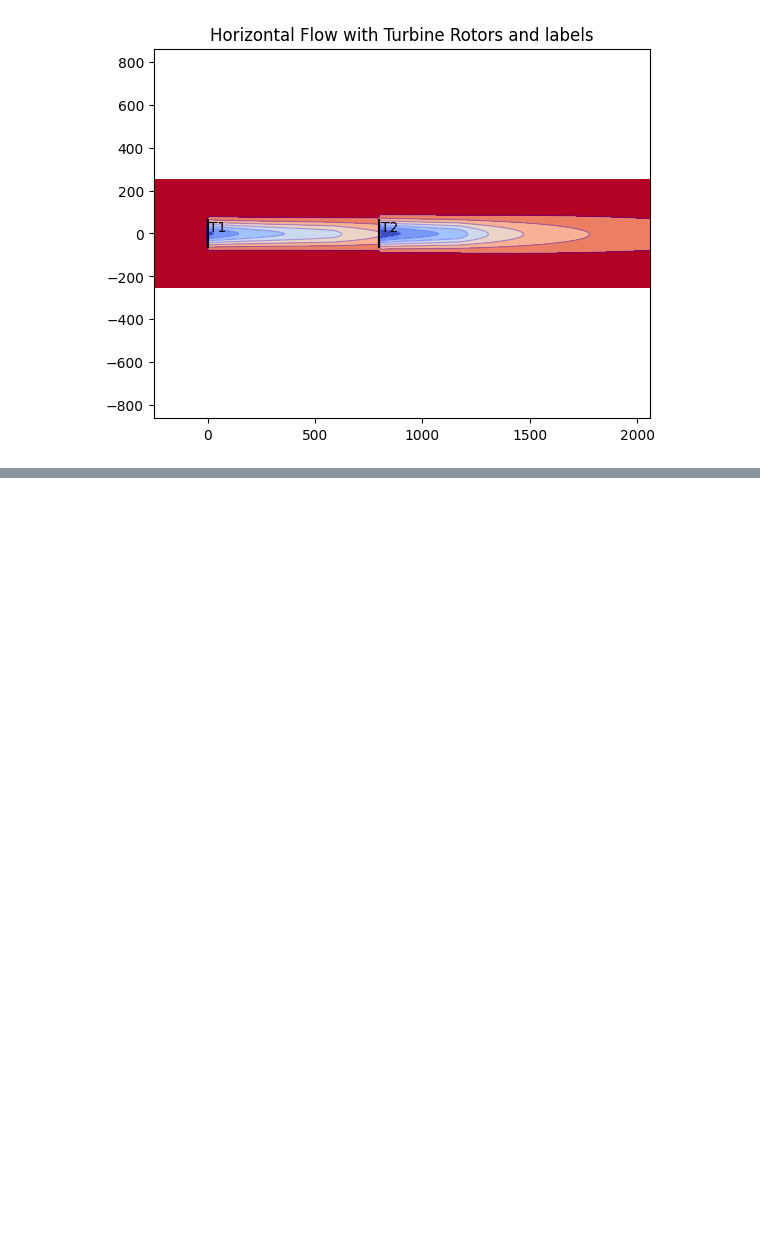
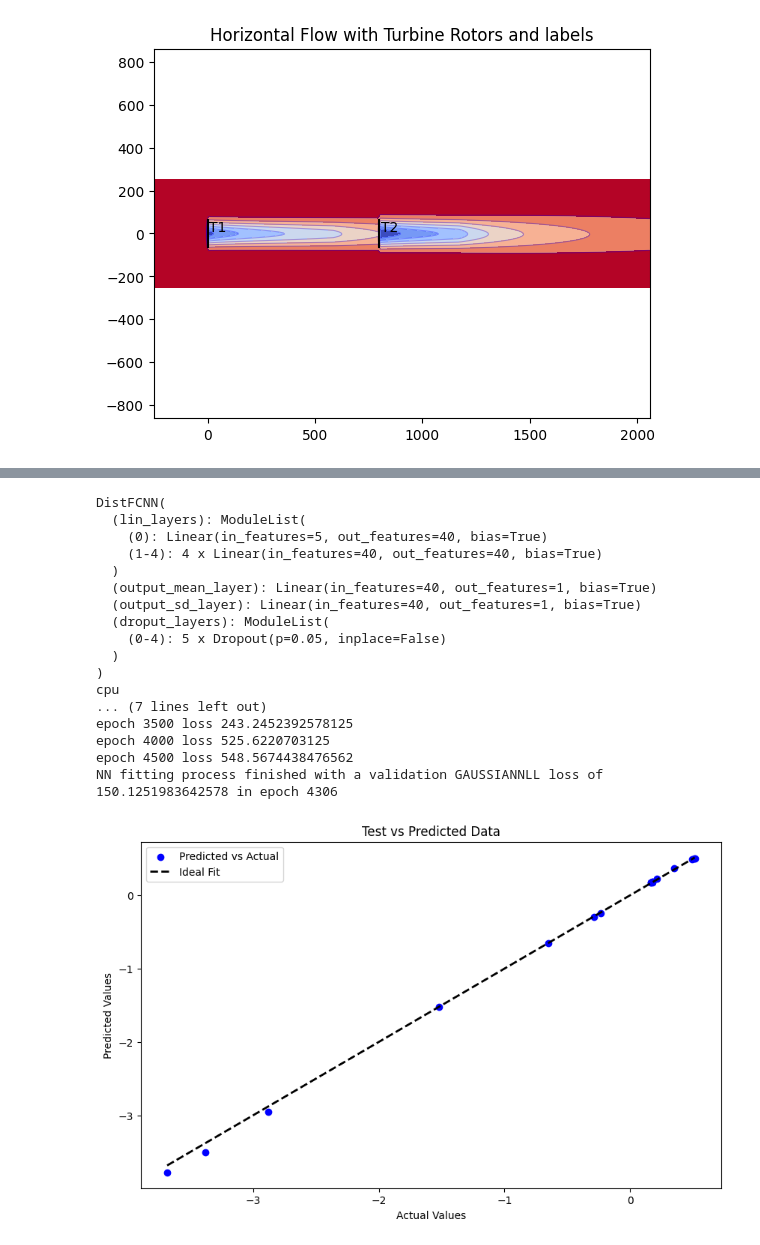
Before and after one commit to schmeti/uc3m_TFM_wind_farm_optimization_codebase, a Jupyter notebook: Windfarm_power_modelling/modelling_two_turbines.ipynb, the cells around one changed output, grey strips where cells are left out. Drawn from its saved outputs; the diff is of its cells as text; code cells hidden in the pictures; blank space fills up the shorter version.

```diff
--- a/Windfarm_power_modelling/modelling_two_turbines.ipynb
+++ b/Windfarm_power_modelling/modelling_two_turbines.ipynb
@@ -112,0 +259,34 @@ plt.scatter(data['x_turb2'], data['farm_power'])
+# %%
+# Retrain the model with the best parameters
+cl_tool = distcl(X=data[["x_turb2", "y_turb2", "wind_speed", "wind_direction", "turbulence_intensity"]],
+            y=data["farm_power"], n_preds=1, val_ind=val_ind, test_ind=test_ind)
+
+model, preds_test, sd_test, y_test = cl_tool.train(n_hidden=5, n_nodes=40, iters=5000, drop=0.05, learning_rate=1e-4)
+
+plt.figure(figsize=(10, 6))
+plt.scatter(y_test, preds_test, color='blue', label='Predicted vs Actual')
+plt.plot([y_test.min(), y_test.max()], [y_test.min(), y_test.max()], 'k--', lw=2, label='Ideal Fit')
+plt.xlabel('Actual Values')
+plt.ylabel('Predicted Values')
+plt.title('Test vs Predicted Data')
+plt.legend()
+plt.show()
+# %% [output]
+DistFCNN(
+  (lin_layers): ModuleList(
+    (0): Linear(in_features=5, out_features=40, bias=True)
+    (1-4): 4 x Linear(in_features=40, out_features=40, bias=True)
+  )
+  (output_mean_layer): Linear(in_features=40, out_features=1, bias=True)
+  (output_sd_layer): Linear(in_features=40, out_features=1, bias=True)
+  (droput_layers): ModuleList(
+    (0-4): 5 x Dropout(p=0.05, inplace=False)
+  )
+)
+cpu
+... (7 lines left out)
+epoch 3500 loss 243.2452392578125
+epoch 4000 loss 525.6220703125
+epoch 4500 loss 548.5674438476562
+NN fitting process finished with a validation GAUSSIANNLL loss of 150.1251983642578 in epoch 4306
+[figure, added]
```
Also changed, not shown: parts of 15 cells of this notebook, 5 other files.
